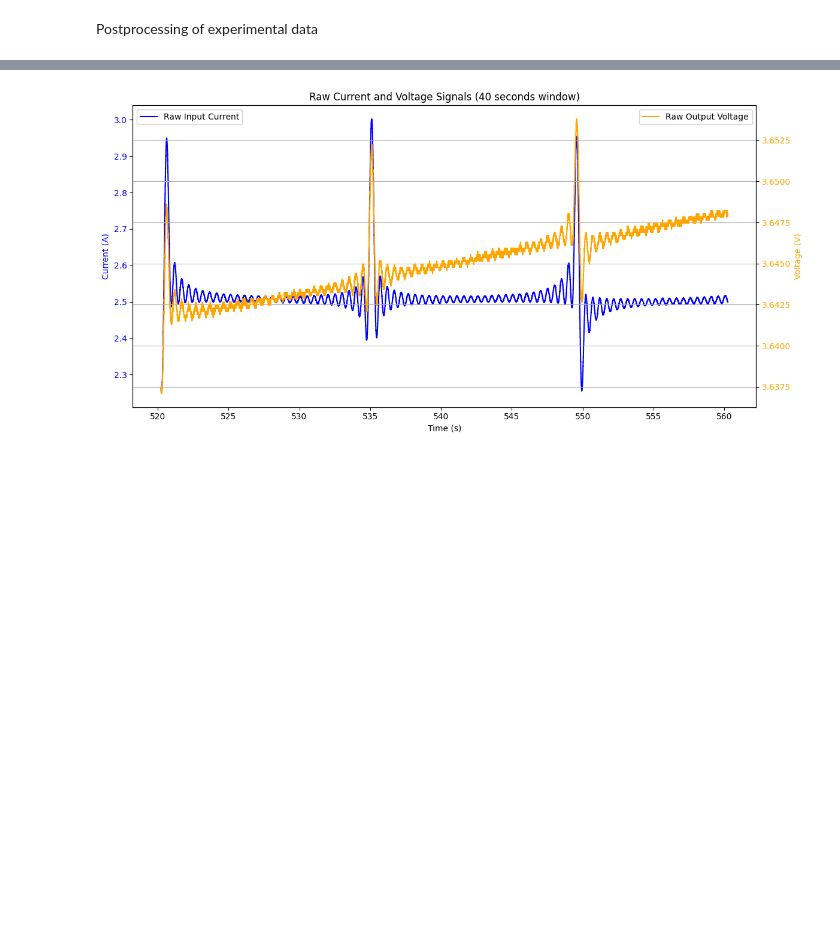
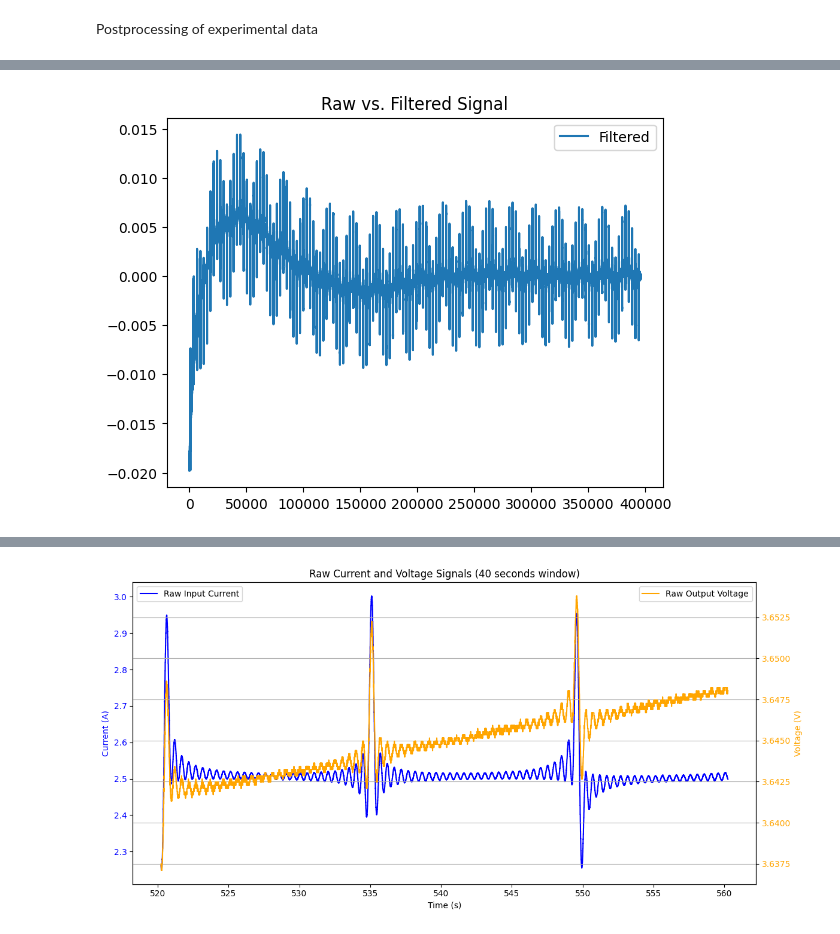
Before and after one commit to LkBong/BaSyTec-CCSM, a Jupyter notebook: CCSM_postprocessing_lowres.ipynb, the cells around one changed output, grey strips where cells are left out. Saved outputs shown, nothing was run; the diff lists cells and outputs as text; code cells hidden in the pictures; blank space fills up the shorter version.

```diff
--- a/CCSM_postprocessing_lowres.ipynb
+++ b/CCSM_postprocessing_lowres.ipynb
@@ -150,0 +198,13 @@ U_fft_values (imaginary part): [0. 0. 0. ... 0. 0. 0.]
+# %%
+'''
+    Debugging code:
+    shows how the raw and filtered voltage signals look like; the high pass filter filters out the DC bias.
+'''
+plt.figure()
+# plt.plot(U_raw, label='Raw')
+plt.plot(U_filtered, label='Filtered')
+plt.legend()
+plt.title('Raw vs. Filtered Signal')
+plt.show()
+# %% [output]
+[figure, added]
```
Also changed, not shown: parts of 6 cells of this notebook.
